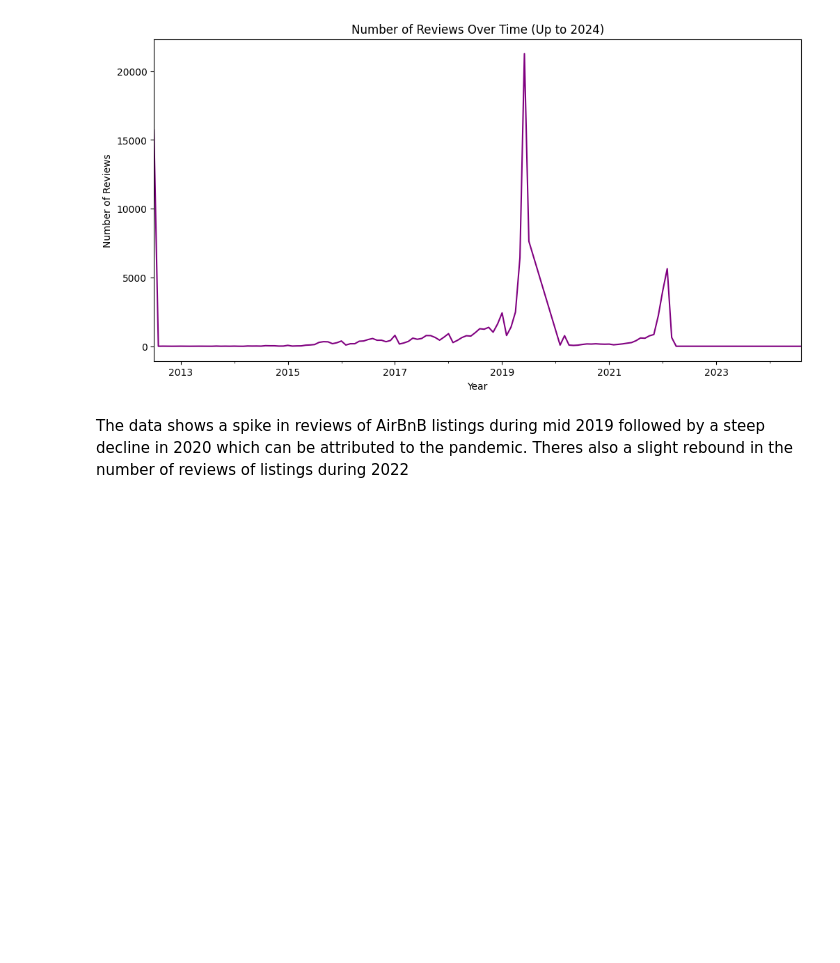
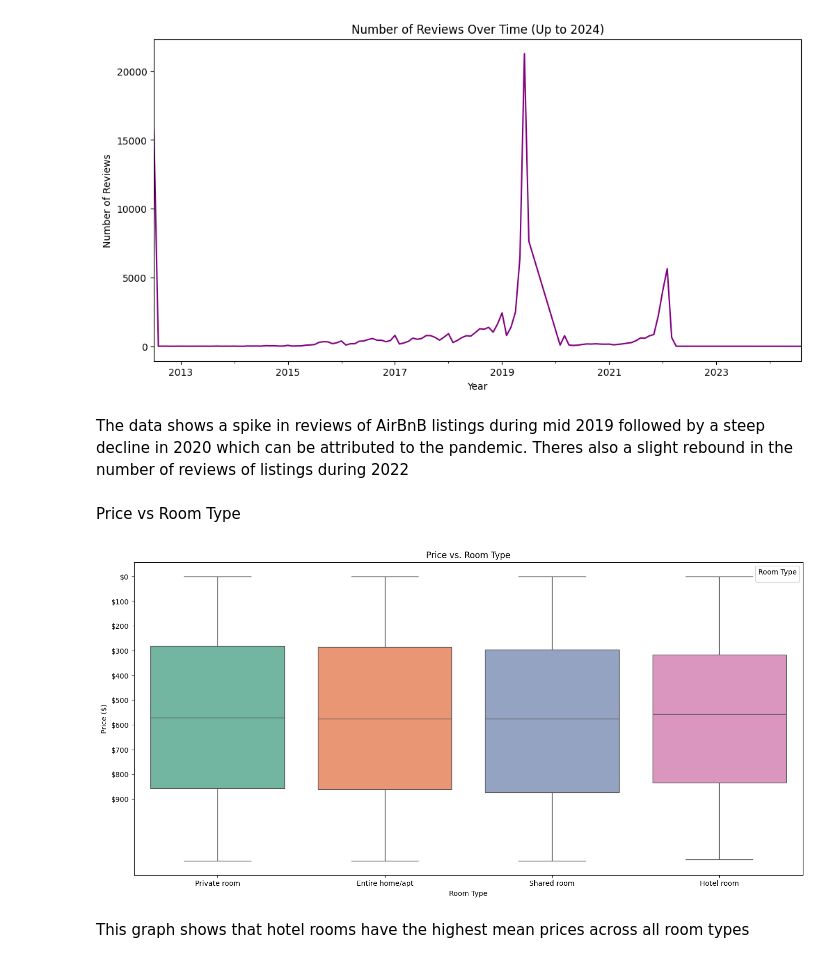
Before and after one commit to Kwasi-Dankwa/airbnb-eda, a Jupyter notebook: AirBnB.ipynb, the cells around one changed output. Drawn from its saved outputs; the diff is of its cells as text; code cells hidden in the pictures; blank space fills up the shorter version.

```diff
--- a/AirBnB.ipynb
+++ b/AirBnB.ipynb
@@ -215,3 +215,21 @@ plt.show()
 [figure]
 # %% [markdown]
 The data shows a spike in reviews of AirBnB listings during mid 2019 followed by a steep decline in 2020 which can be attributed to the pandemic. Theres also a slight rebound in the number of reviews of listings during 2022
+# %% [markdown]
+Price vs Room Type
+# %%
+import matplotlib.ticker as ticker
+plt.figure(figsize=(17, 8))
+sns.boxplot(x='room type', y='price', hue='room type', data=df, palette='Set2')
+plt.gca().yaxis.set_major_locator(ticker.MultipleLocator(100))  # Every $100
+plt.gca().yaxis.set_major_formatter(ticker.StrMethodFormatter('${x:,.0f}'))  # Dollar formatting, no decimals
+plt.title('Price vs. Room Type')
+plt.xlabel('Room Type')
+plt.ylabel('Price ($)')
+plt.legend(title='Room Type')
+plt.yticks(range(0, 1000, 100))
+plt.show()
+# %% [output]
+[figure, added]
+# %% [markdown]
+This graph shows that hotel rooms have the highest mean prices across all room types
```
